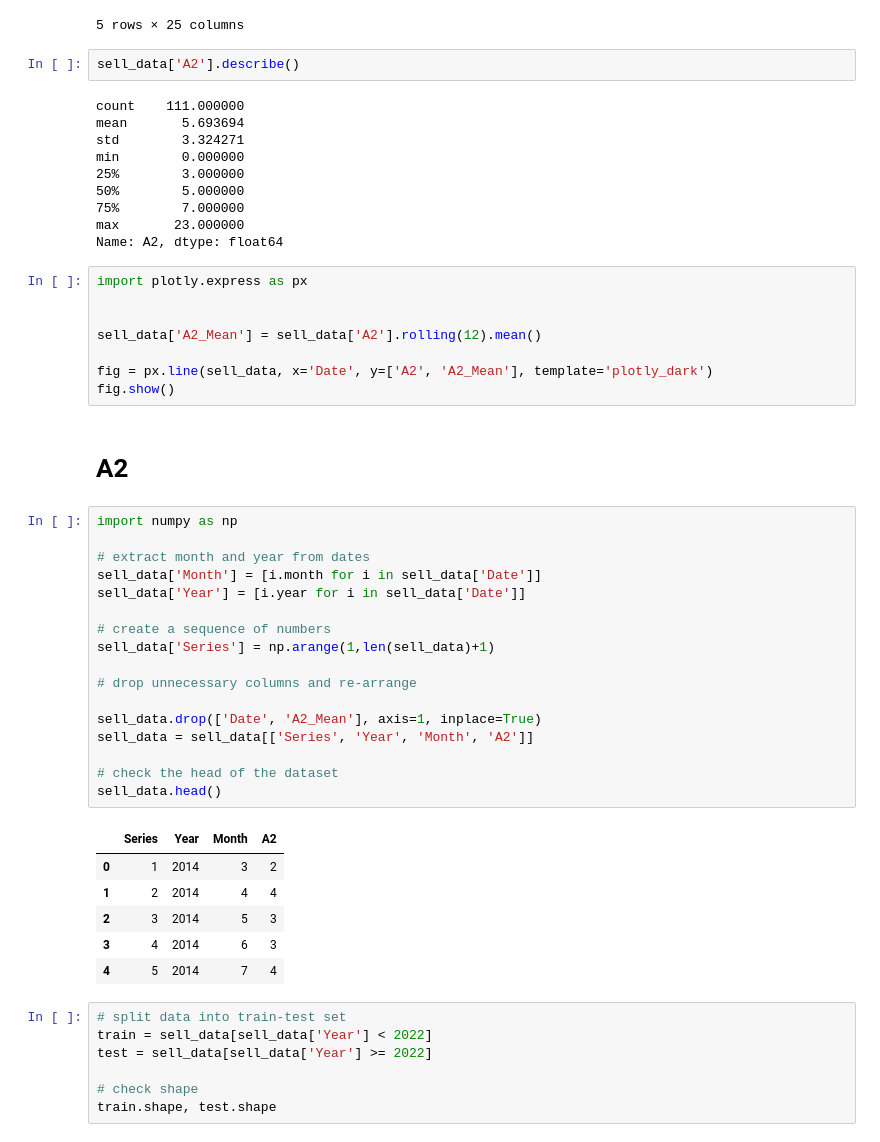
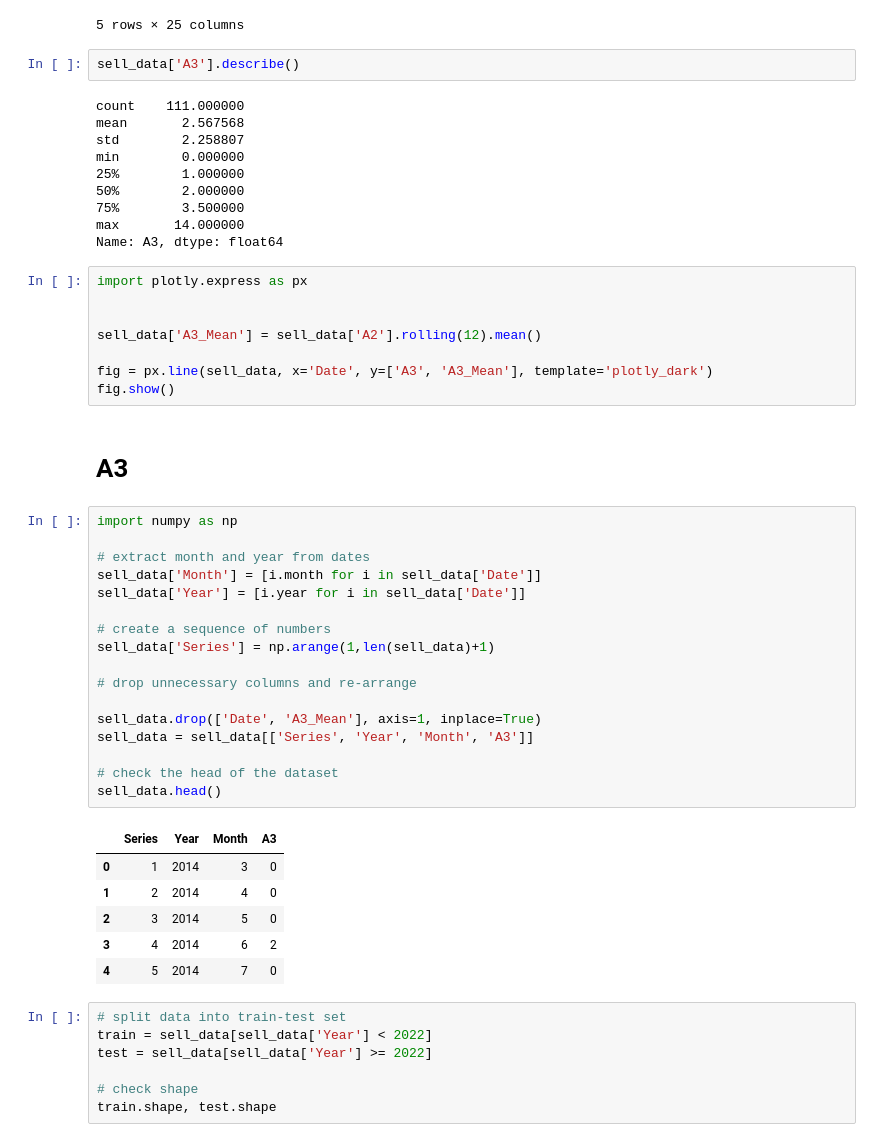
Before and after one commit to MKarimi21/ChargoonCompany, a Jupyter notebook: 40204/Forecasting/03_SellForecasting4A3.ipynb, the cells around one changed output. Saved outputs shown, nothing was run; the diff lists cells and outputs as text.

```diff
--- a/40204/Forecasting/03_SellForecasting4A3.ipynb
+++ b/40204/Forecasting/03_SellForecasting4A3.ipynb
@@ -14,51 +14,51 @@ sell_data.head()
 | 4 | 2014-07-01 | 11 | 4 | 0 | 6 | 4 | 0 | 2 | 3 | 3 | ... | ... |
 5 rows × 25 columns
 # %%
-sell_data['A2'].describe()
+sell_data['A3'].describe()
 # %% [output]
 count    111.000000
-mean       5.693694
-std        3.324271
+mean       2.567568
+std        2.258807
 min        0.000000
-25%        3.000000
-50%        5.000000
-75%        7.000000
-max       23.000000
-Name: A2, dtype: float64
+25%        1.000000
+50%        2.000000
+75%        3.500000
+max       14.000000
+Name: A3, dtype: float64
 # %%
 import plotly.express as px
 
 
-sell_data['A2_Mean'] = sell_data['A2'].rolling(12).mean()
+sell_data['A3_Mean'] = sell_data['A2'].rolling(12).mean()
 
-fig = px.line(sell_data, x='Date', y=['A2', 'A2_Mean'], template='plotly_dark')
+fig = px.line(sell_data, x='Date', y=['A3', 'A3_Mean'], template='plotly_dark')
 fig.show()
 # %% [markdown]
-# A2
+# A3
 # %%
 import numpy as np
 
 # extract month and year from dates
 sell_data['Month'] = [i.month for i in sell_data['Date']]
 sell_data['Year'] = [i.year for i in sell_data['Date']]
 
 # create a sequence of numbers
 sell_data['Series'] = np.arange(1,len(sell_data)+1)
 
 # drop unnecessary columns and re-arrange
 
-sell_data.drop(['Date', 'A2_Mean'], axis=1, inplace=True)
-sell_data = sell_data[['Series', 'Year', 'Month', 'A2']]
+sell_data.drop(['Date', 'A3_Mean'], axis=1, inplace=True)
+sell_data = sell_data[['Series', 'Year', 'Month', 'A3']]
 
 # check the head of the dataset
 sell_data.head()
 # %% [output]
-|  | Series | Year | Month | A2 |
-| 0 | 1 | 2014 | 3 | 2 |
-| 1 | 2 | 2014 | 4 | 4 |
-| 2 | 3 | 2014 | 5 | 3 |
-| 3 | 4 | 2014 | 6 | 3 |
-| 4 | 5 | 2014 | 7 | 4 |
+|  | Series | Year | Month | A3 |
+| 0 | 1 | 2014 | 3 | 0 |
+| 1 | 2 | 2014 | 4 | 0 |
+| 2 | 3 | 2014 | 5 | 0 |
+| 3 | 4 | 2014 | 6 | 2 |
+| 4 | 5 | 2014 | 7 | 0 |
 # %%
 # split data into train-test set
 train = sell_data[sell_data['Year'] < 2022]
```
Also changed, not shown: parts of 6 cells of this notebook.
